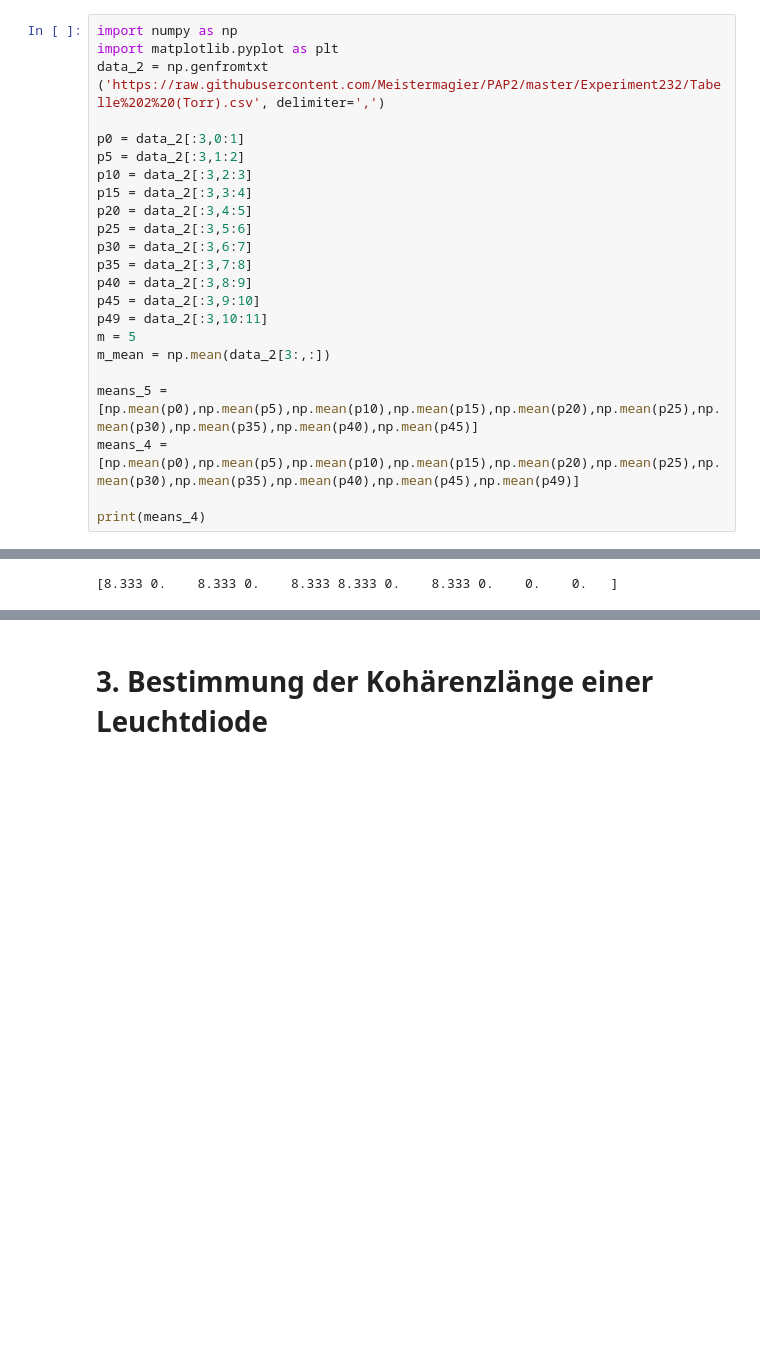
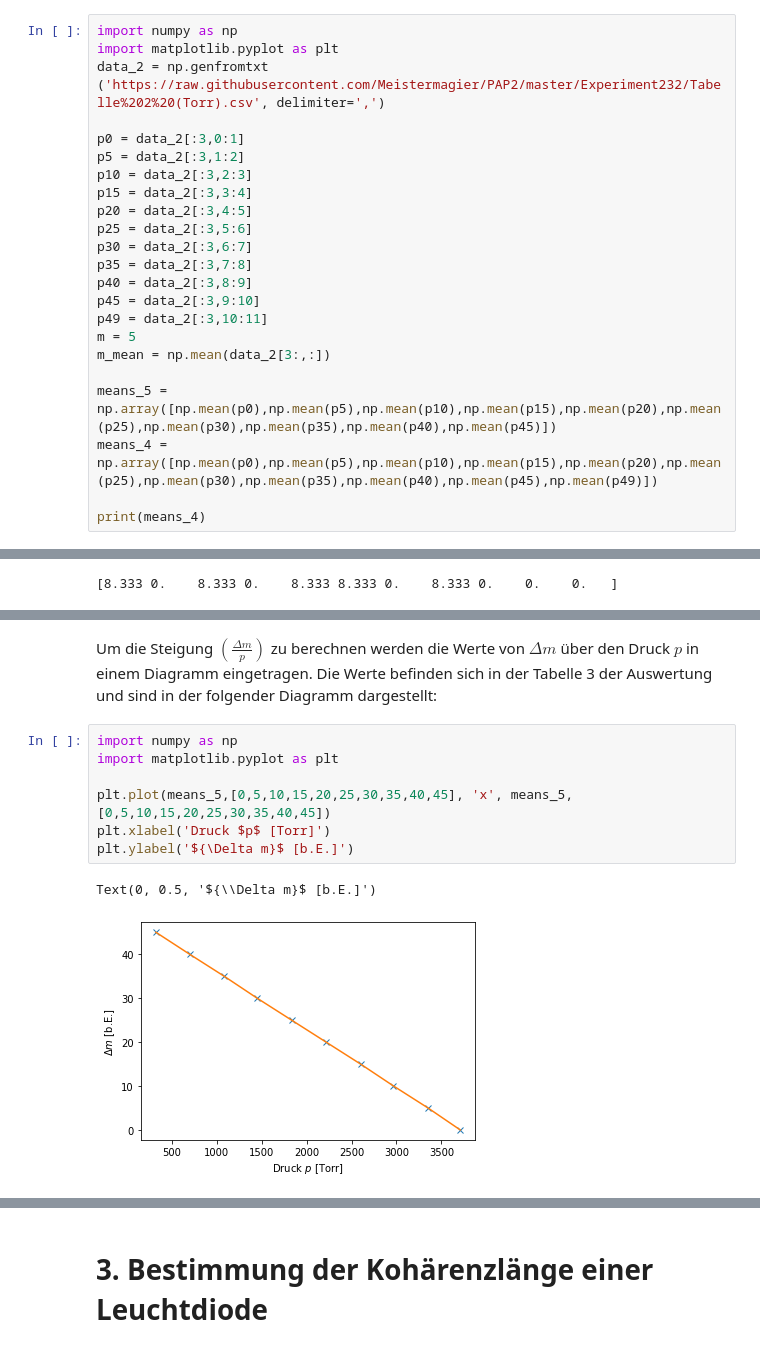
Before and after one commit to Meistermagier/PAP2, a Jupyter notebook: Experiment_232.ipynb, the cells around one changed output, grey strips where cells are left out. Cells and saved outputs as stored; diff of their text form; blank space fills up the shorter version.

```diff
--- a/Experiment_232.ipynb
+++ b/Experiment_232.ipynb
@@ -95,8 +95,8 @@ p49 = data_2[:3,10:11]
 m = 5
 m_mean = np.mean(data_2[3:,:])
 
-means_5 = [np.mean(p0),np.mean(p5),np.mean(p10),np.mean(p15),np.mean(p20),np.mean(p25),np.mean(p30),np.mean(p35),np.mean(p40),np.mean(p45)]
-means_4 = [np.mean(p0),np.mean(p5),np.mean(p10),np.mean(p15),np.mean(p20),np.mean(p25),np.mean(p30),np.mean(p35),np.mean(p40),np.mean(p45),np.mean(p49)]
+means_5 = np.array([np.mean(p0),np.mean(p5),np.mean(p10),np.mean(p15),np.mean(p20),np.mean(p25),np.mean(p30),np.mean(p35),np.mean(p40),np.mean(p45)])
+means_4 = np.array([np.mean(p0),np.mean(p5),np.mean(p10),np.mean(p15),np.mean(p20),np.mean(p25),np.mean(p30),np.mean(p35),np.mean(p40),np.mean(p45),np.mean(p49)])
 
 print(means_4)
 # %% [output]
@@ -130,0 +168,12 @@ Somit ergibt sich für den Brechngsindex von Luft auf Normalbedingungen:
+# %% [markdown]
+Um die Steigung $\left(\frac{\Delta m}{p}\right)$ zu berechnen werden die Werte von ${\Delta m}$ über den Druck $p$ in einem Diagramm eingetragen. Die Werte befinden sich in der Tabelle 3 der Auswertung und sind in der folgender Diagramm dargestellt:
+# %%
+import numpy as np
+import matplotlib.pyplot as plt
+
+plt.plot(means_5,[0,5,10,15,20,25,30,35,40,45], 'x', means_5,[0,5,10,15,20,25,30,35,40,45])
+plt.xlabel('Druck $p$ [Torr]')
+plt.ylabel('${\Delta m}$ [b.E.]')
+# %% [output]
+Text(0, 0.5, '${\\Delta m}$ [b.E.]')
+[figure, added]
```
Also changed, not shown: parts of 10 cells of this notebook.
